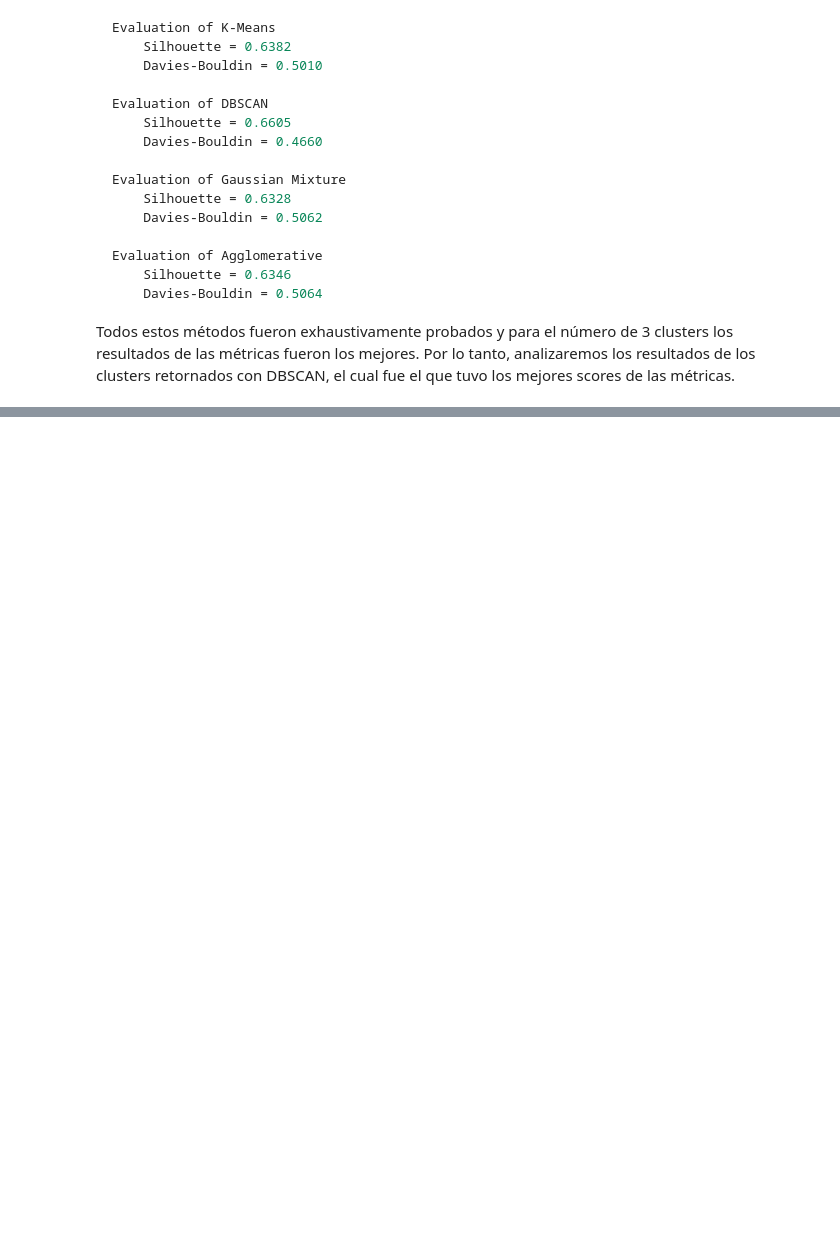
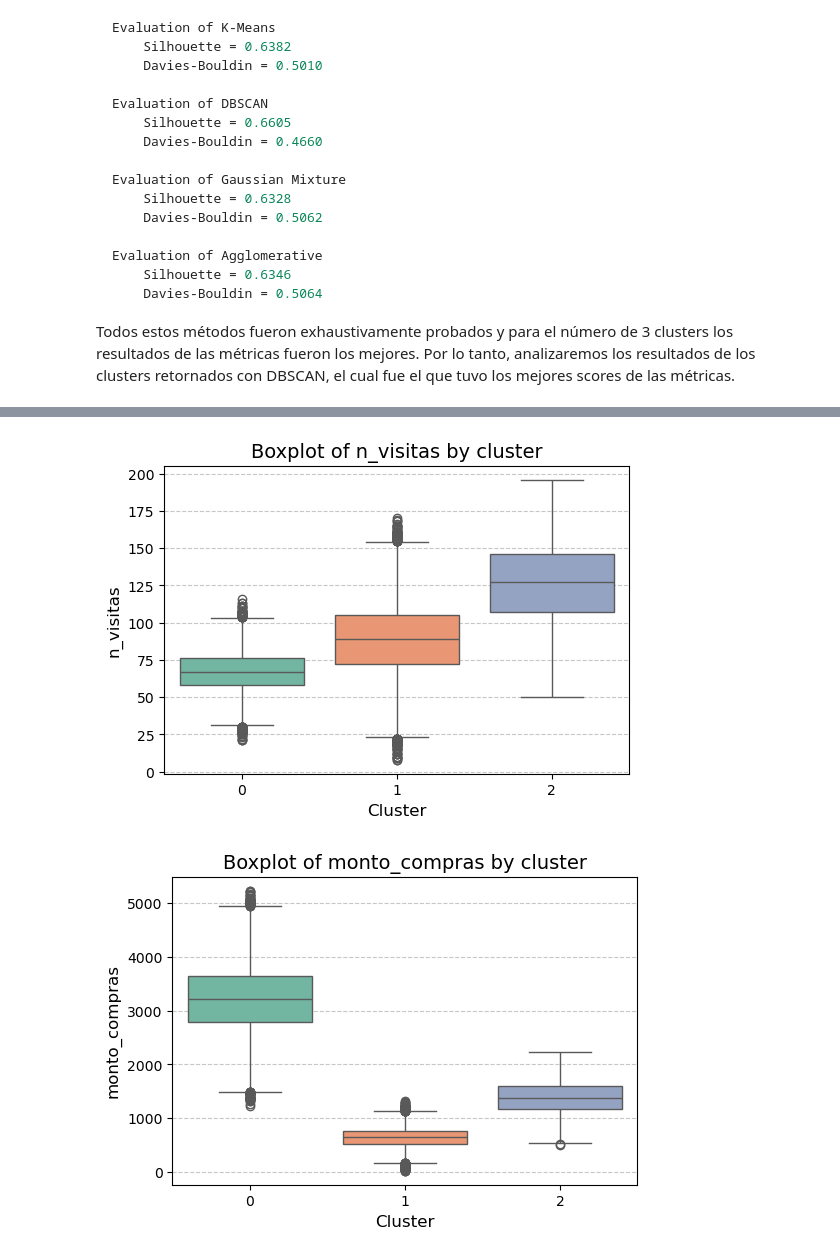
Before and after one commit to davexat/Client_Segmentation_Dashboard, a Jupyter notebook: notebooks/4.0_dsb_clustering_analysis.ipynb, the cells around one changed output, grey strips where cells are left out. Cells and saved outputs as stored; diff of their text form; code cells hidden in the pictures; blank space fills up the shorter version.

```diff
--- a/notebooks/4.0_dsb_clustering_analysis.ipynb
+++ b/notebooks/4.0_dsb_clustering_analysis.ipynb
@@ -115,0 +205,30 @@ Todos estos métodos fueron exhaustivamente probados y para el número de 3 clus
+# %%
+def plot_boxplot_by_cluster(df, column, cluster_column='cluster'):
+    """
+    Plot a boxplot for a specified column grouped by clusters.
+
+    Parameters:
+        df (pd.DataFrame): The dataframe containing the data.
+        column (str): The column to visualize.
+        cluster_column (str): The column representing the clusters (default: 'cluster').
+
+    Returns:
+        None: Displays the boxplot.
+    """
+    plt.figure(figsize=(6, 4))
+    sns.boxplot(x=cluster_column, y=column, data=df, hue=cluster_column, palette='Set2', dodge=False)
+    plt.title(f'Boxplot of {column} by {cluster_column}', fontsize=14)
+    plt.xlabel('Cluster', fontsize=12)
+    plt.ylabel(column, fontsize=12)
+    plt.xticks(fontsize=10)
+    plt.yticks(fontsize=10)
+    plt.grid(axis='y', linestyle='--', alpha=0.7)
+    plt.legend([], [], frameon=False)
+    plt.show()
+
+plot_boxplot_by_cluster(df, "n_visitas")
+plot_boxplot_by_cluster(df, "monto_compras")
+plot_boxplot_by_cluster(df, "monto_descuentos")
+# %% [output]
+[figure, added]
+[figure, added]
```
Also changed, not shown: parts of 24 cells of this notebook.
